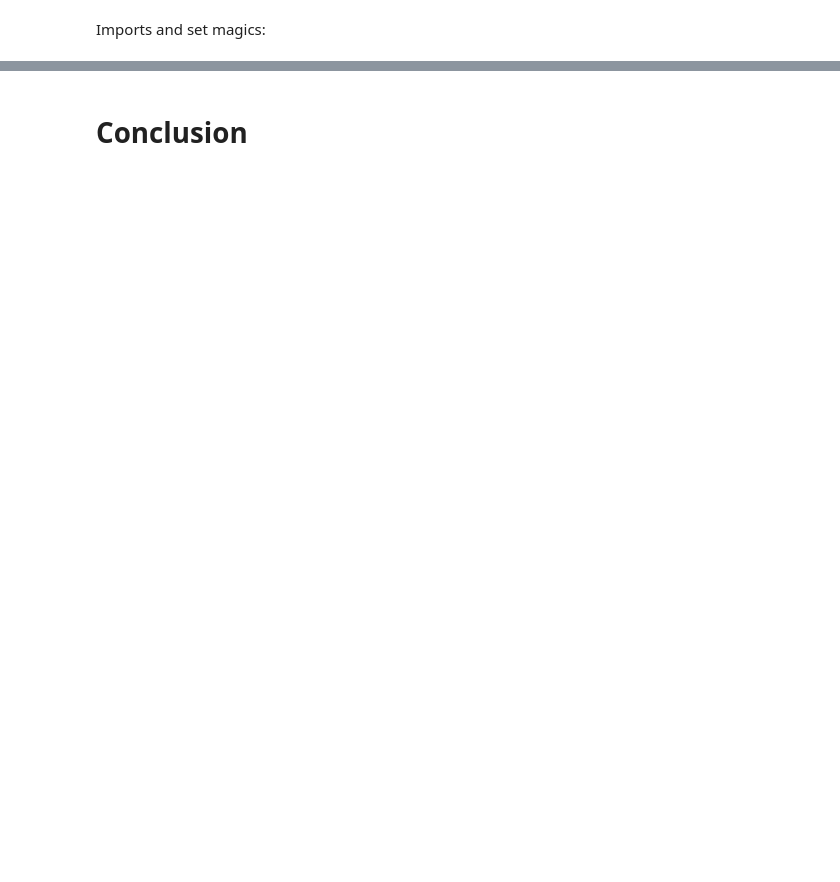
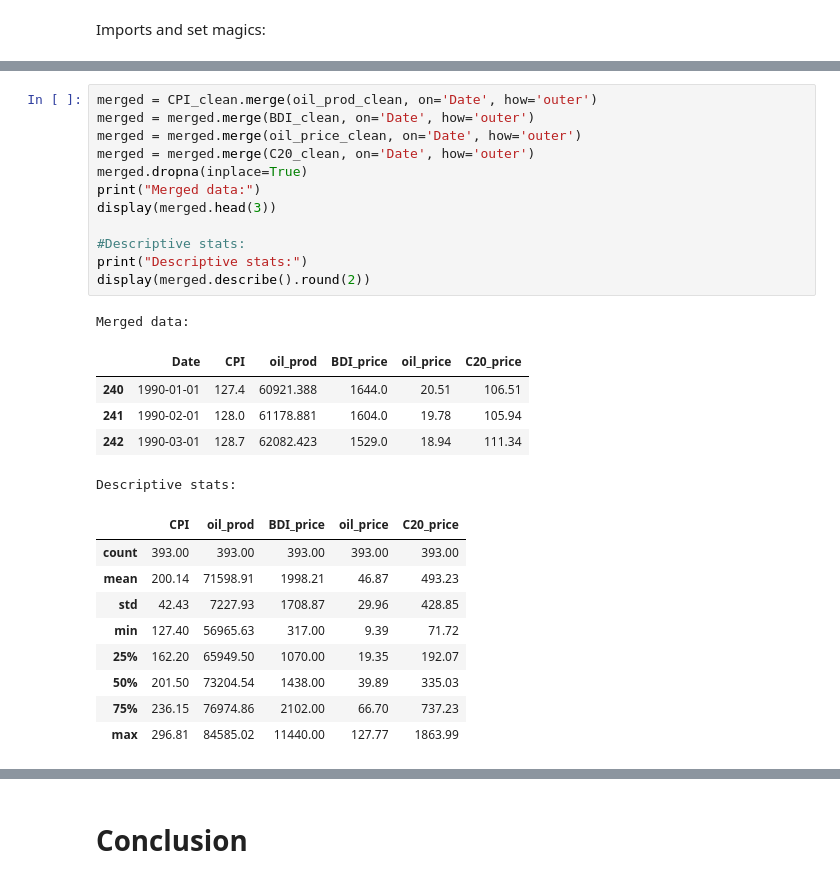
Before and after one commit to NumEconCopenhagen/projects-2023-peter_kj, a Jupyter notebook: dataproject/dataproject.ipynb, the cells around one changed output, grey strips where cells are left out. Cells and saved outputs as stored; diff of their text form; blank space fills up the shorter version.

```diff
--- a/dataproject/dataproject.ipynb
+++ b/dataproject/dataproject.ipynb
@@ -73,0 +199,28 @@ MAKE FURTHER ANALYSIS. EXPLAIN THE CODE BRIEFLY AND SUMMARIZE THE RESULTS.
+# %%
+merged = CPI_clean.merge(oil_prod_clean, on='Date', how='outer')
+merged = merged.merge(BDI_clean, on='Date', how='outer')
+merged = merged.merge(oil_price_clean, on='Date', how='outer')
+merged = merged.merge(C20_clean, on='Date', how='outer')
+merged.dropna(inplace=True)
+print("Merged data:")
+display(merged.head(3))
+
+#Descriptive stats:
+print("Descriptive stats:")
+display(merged.describe().round(2))
+# %% [output]
+Merged data:
+|  | Date | CPI | oil_prod | BDI_price | oil_price | C20_price |
+| 240 | 1990-01-01 | 127.4 | 60921.388 | 1644.0 | 20.51 | 106.51 |
+| 241 | 1990-02-01 | 128.0 | 61178.881 | 1604.0 | 19.78 | 105.94 |
+| 242 | 1990-03-01 | 128.7 | 62082.423 | 1529.0 | 18.94 | 111.34 |
+Descriptive stats:
+|  | CPI | oil_prod | BDI_price | oil_price | C20_price |
+| count | 393.00 | 393.00 | 393.00 | 393.00 | 393.00 |
+| mean | 200.14 | 71598.91 | 1998.21 | 46.87 | 493.23 |
+| std | 42.43 | 7227.93 | 1708.87 | 29.96 | 428.85 |
+| min | 127.40 | 56965.63 | 317.00 | 9.39 | 71.72 |
+| 25% | 162.20 | 65949.50 | 1070.00 | 19.35 | 192.07 |
+| 50% | 201.50 | 73204.54 | 1438.00 | 39.89 | 335.03 |
+| 75% | 236.15 | 76974.86 | 2102.00 | 66.70 | 737.23 |
+| max | 296.81 | 84585.02 | 11440.00 | 127.77 | 1863.99 |
```
Also changed, not shown: parts of 37 cells of this notebook, 2 other files.
